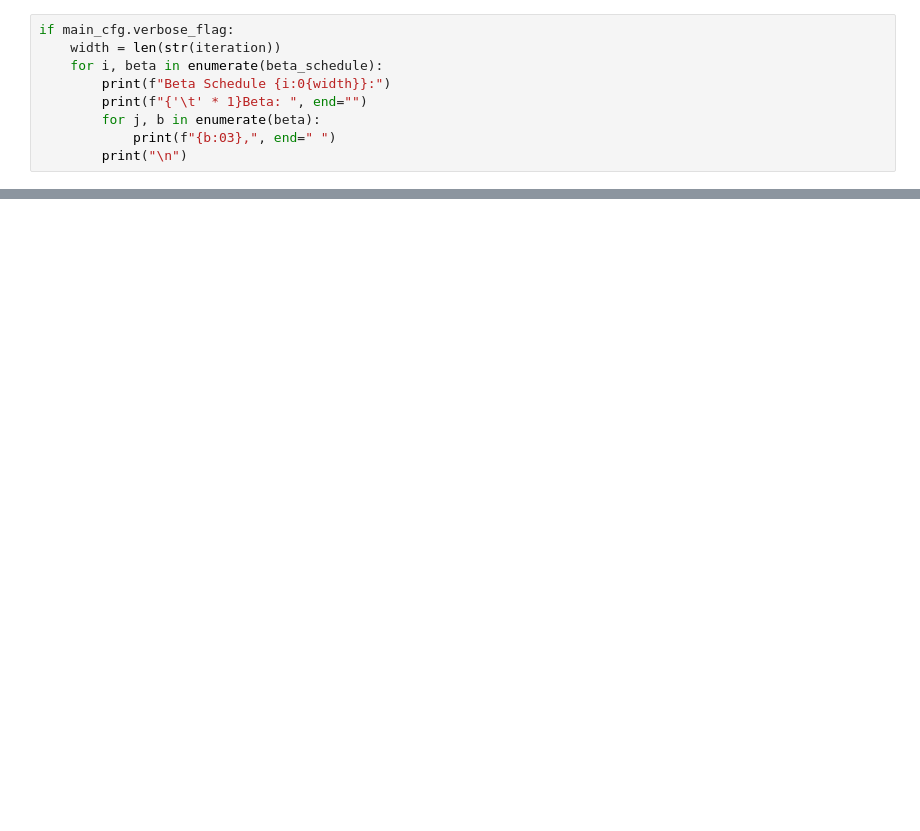
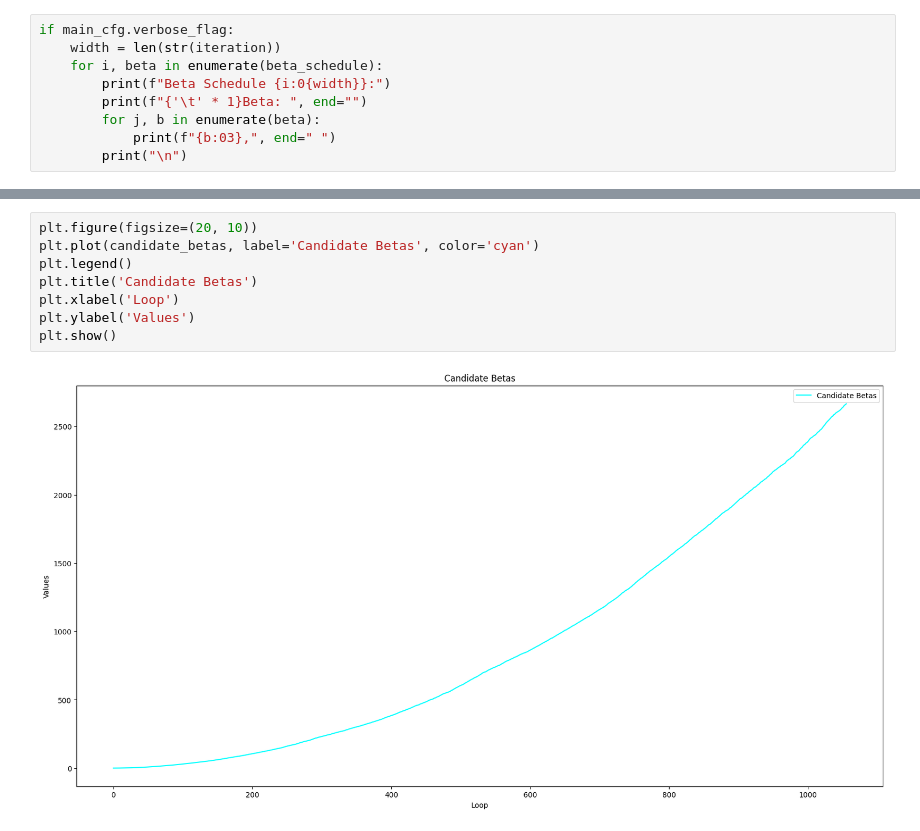
Before and after one commit to alphaka27/Diffusion_HASH_inverse, a Jupyter notebook: playground/test.ipynb, the cells around one changed output, grey strips where cells are left out. Saved outputs shown, nothing was run; the diff lists cells and outputs as text; blank space fills up the shorter version.

```diff
--- a/playground/test.ipynb
+++ b/playground/test.ipynb
@@ -206,0 +260,10 @@ plt.show()
+# %%
+plt.figure(figsize=(20, 10))
+plt.plot(candidate_betas, label='Candidate Betas', color='cyan')
+plt.legend()
+plt.title('Candidate Betas')
+plt.xlabel('Loop')
+plt.ylabel('Values')
+plt.show()
+# %% [output]
+[figure, added]
```
Also changed, not shown: parts of 12 cells of this notebook.
